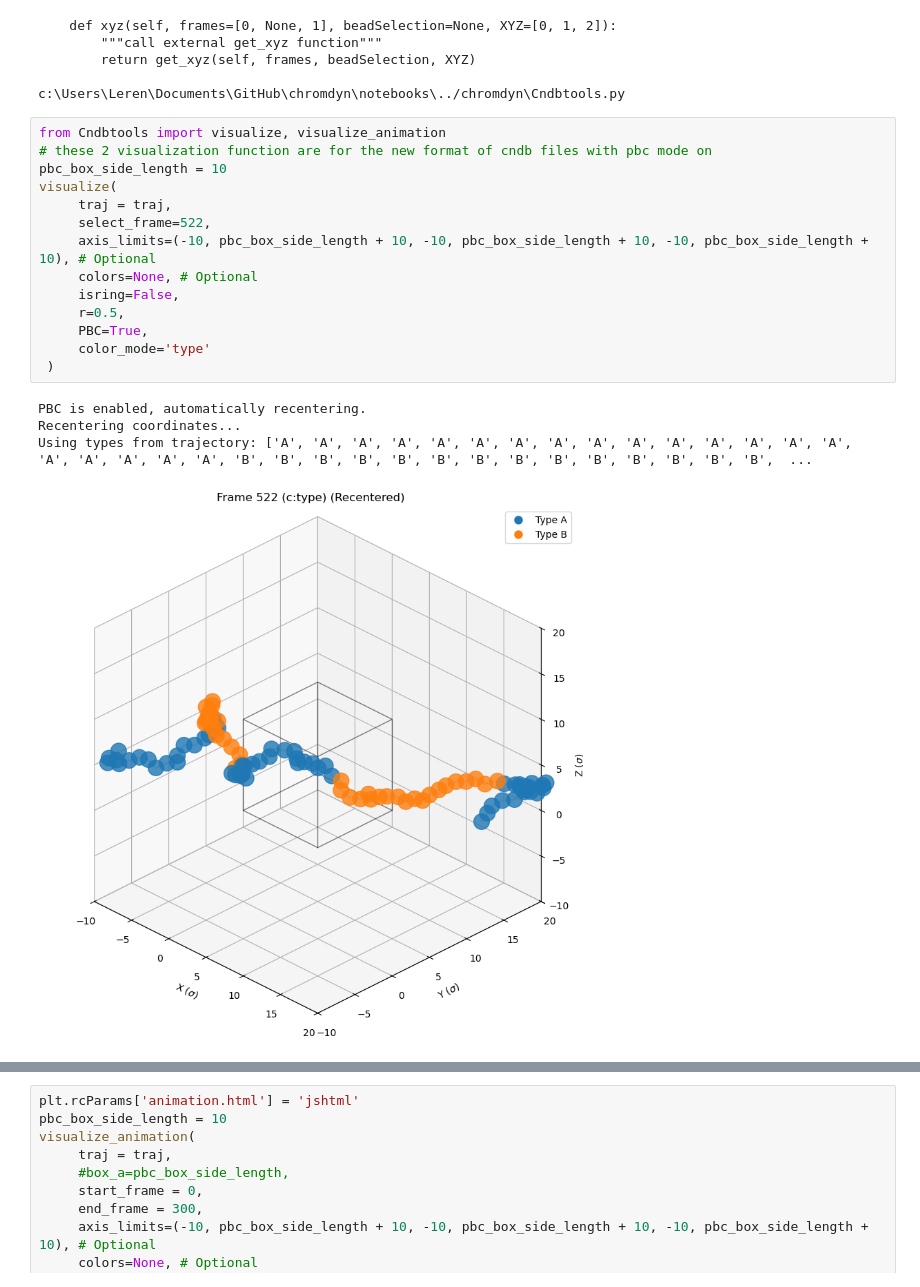
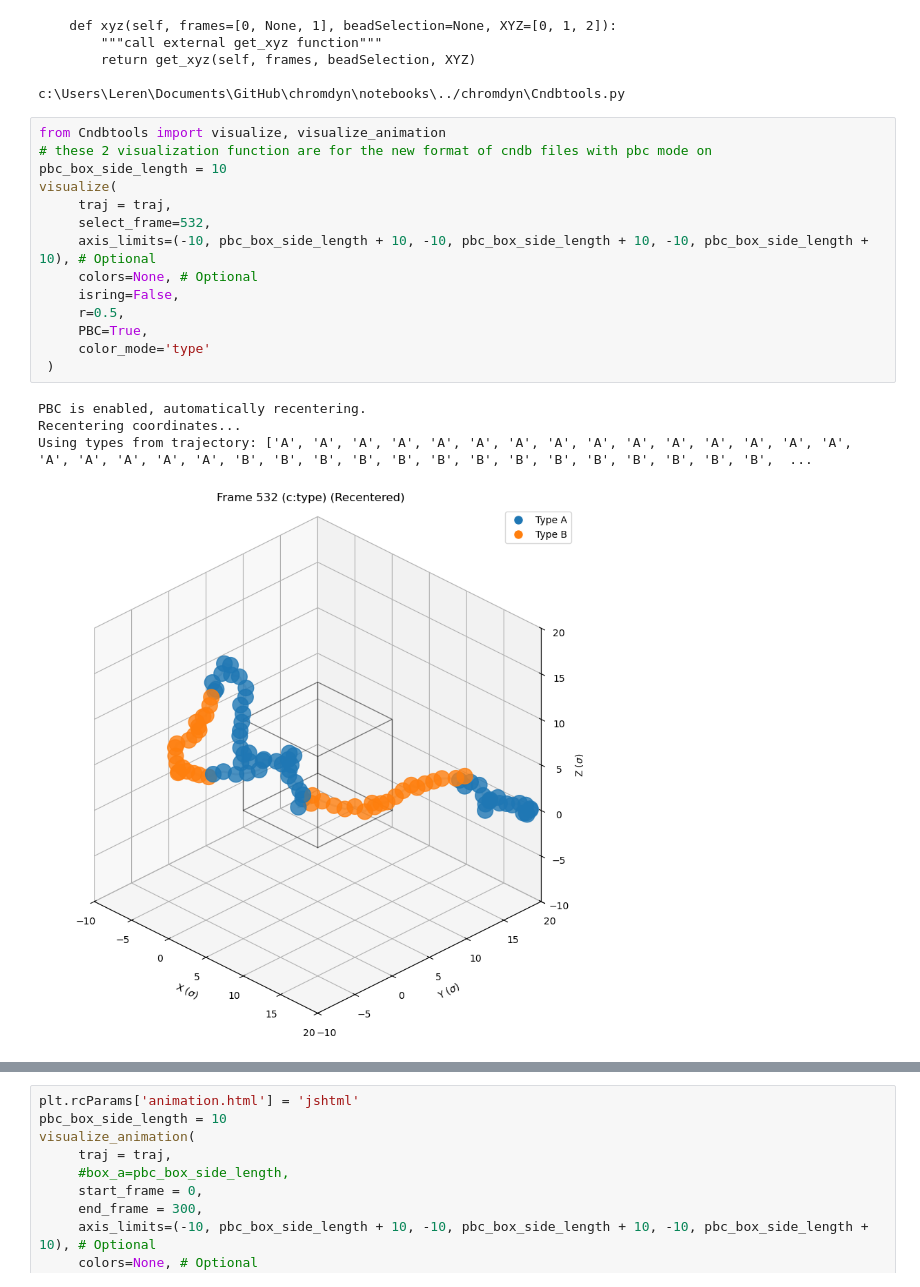
Before and after one commit to s-brahmachari/chromdyn, a Jupyter notebook: notebooks/PBC_sim_test.ipynb, the cells around one changed output, grey strips where cells are left out. Saved outputs shown, nothing was run; the diff lists cells and outputs as text.

```diff
--- a/notebooks/PBC_sim_test.ipynb
+++ b/notebooks/PBC_sim_test.ipynb
@@ -351,22 +351,22 @@ c:\Users\Leren\Documents\GitHub\chromdyn\notebooks\../chromdyn\Cndbtools.py
 # %%
 from Cndbtools import visualize, visualize_animation
 # these 2 visualization function are for the new format of cndb files with pbc mode on
 pbc_box_side_length = 10
 visualize(
      traj = traj,
-     select_frame=522,
+     select_frame=532,
      axis_limits=(-10, pbc_box_side_length + 10, -10, pbc_box_side_length + 10, -10, pbc_box_side_length + 10), # Optional
      colors=None, # Optional
      isring=False,
      r=0.5,
      PBC=True,
      color_mode='type'
  )
 # %% [output]
 PBC is enabled, automatically recentering.
 Recentering coordinates...
 Using types from trajectory: ['A', 'A', 'A', 'A', 'A', 'A', 'A', 'A', 'A', 'A', 'A', 'A', 'A', 'A', 'A', 'A', 'A', 'A', 'A', 'A', 'B', 'B', 'B', 'B', 'B', 'B', 'B', 'B', 'B', 'B', 'B', 'B', 'B', 'B',  ...
-[figure, old version]
+[figure, new version]
 # %%
 from Cndbtools import visualize_pbc_images
 visualize_pbc_images(
```
Also changed, not shown: parts of 1 cell of this notebook, 2 other files.
